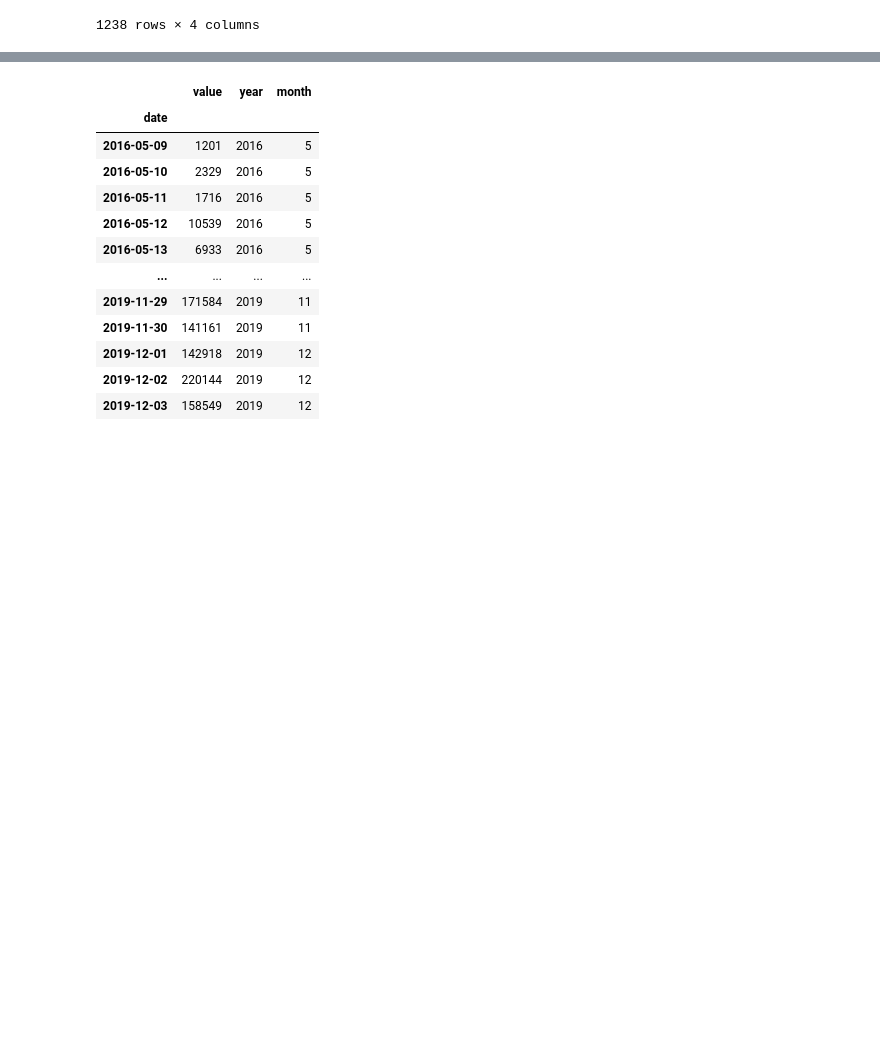
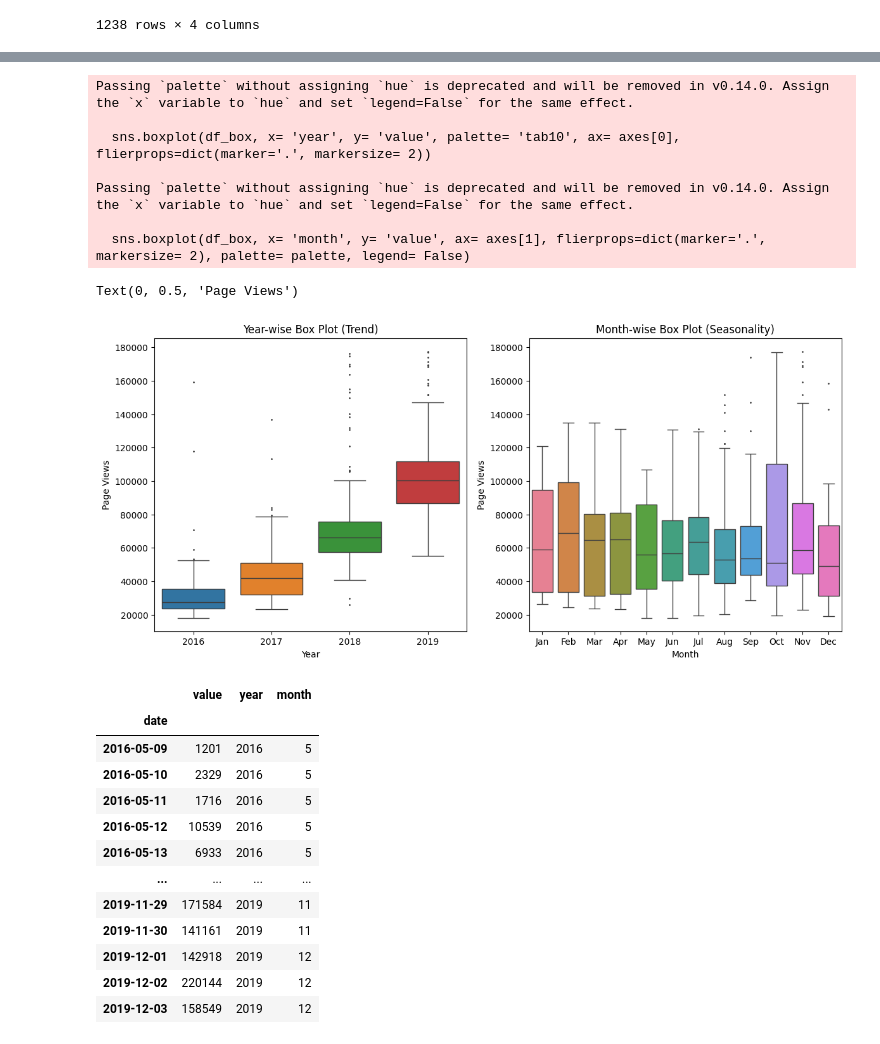
Before and after one commit to garlingz/boilerplate-page-view-time-series-visualizer, a Jupyter notebook: notebook.ipynb, the cells around one changed output, grey strips where cells are left out. Cells and saved outputs as stored; diff of their text form; code cells hidden in the pictures; blank space fills up the shorter version.

```diff
--- a/notebook.ipynb
+++ b/notebook.ipynb
@@ -128,3 +238,28 @@ def draw_box_plot():
+# %%
+# Figure setup
+fig, axes = plt.subplots(1, 2, figsize= (14, 6))
+palette = sns.color_palette('husl', 12)
+# First boxplot
+sns.boxplot(df_box, x= 'year', y= 'value', palette= 'tab10', ax= axes[0], flierprops=dict(marker='.', markersize= 2))
+axes[0].set_title('Year-wise Box Plot (Trend)')
+axes[0].set_xlabel('Year')
+axes[0].set_ylabel('Page Views')
+
+# Second boxplot
+sns.boxplot(df_box, x= 'month', y= 'value', ax= axes[1], flierprops=dict(marker='.', markersize= 2), palette= palette, legend= False)
+axes[1].set_title('Month-wise Box Plot (Seasonality)')
+axes[1].set_xlabel('Month')
+axes[1].set_ylabel('Page Views')
+# %% [output]
+Passing `palette` without assigning `hue` is deprecated and will be removed in v0.14.0. Assign the `x` variable to `hue` and set `legend=False` for the same effect.
+
+  sns.boxplot(df_box, x= 'year', y= 'value', palette= 'tab10', ax= axes[0], flierprops=dict(marker='.', markersize= 2))
+
+Passing `palette` without assigning `hue` is deprecated and will be removed in v0.14.0. Assign the `x` variable to `hue` and set `legend=False` for the same effect.
+
+  sns.boxplot(df_box, x= 'month', y= 'value', ax= axes[1], flierprops=dict(marker='.', markersize= 2), palette= palette, legend= False)
+Text(0, 0.5, 'Page Views')
+[figure, added]
 # %%
 df_bar = df.copy()
 df_bar['year'] = df_bar.index.year
```
Also changed, not shown: parts of 4 cells of this notebook, 3 other files.
